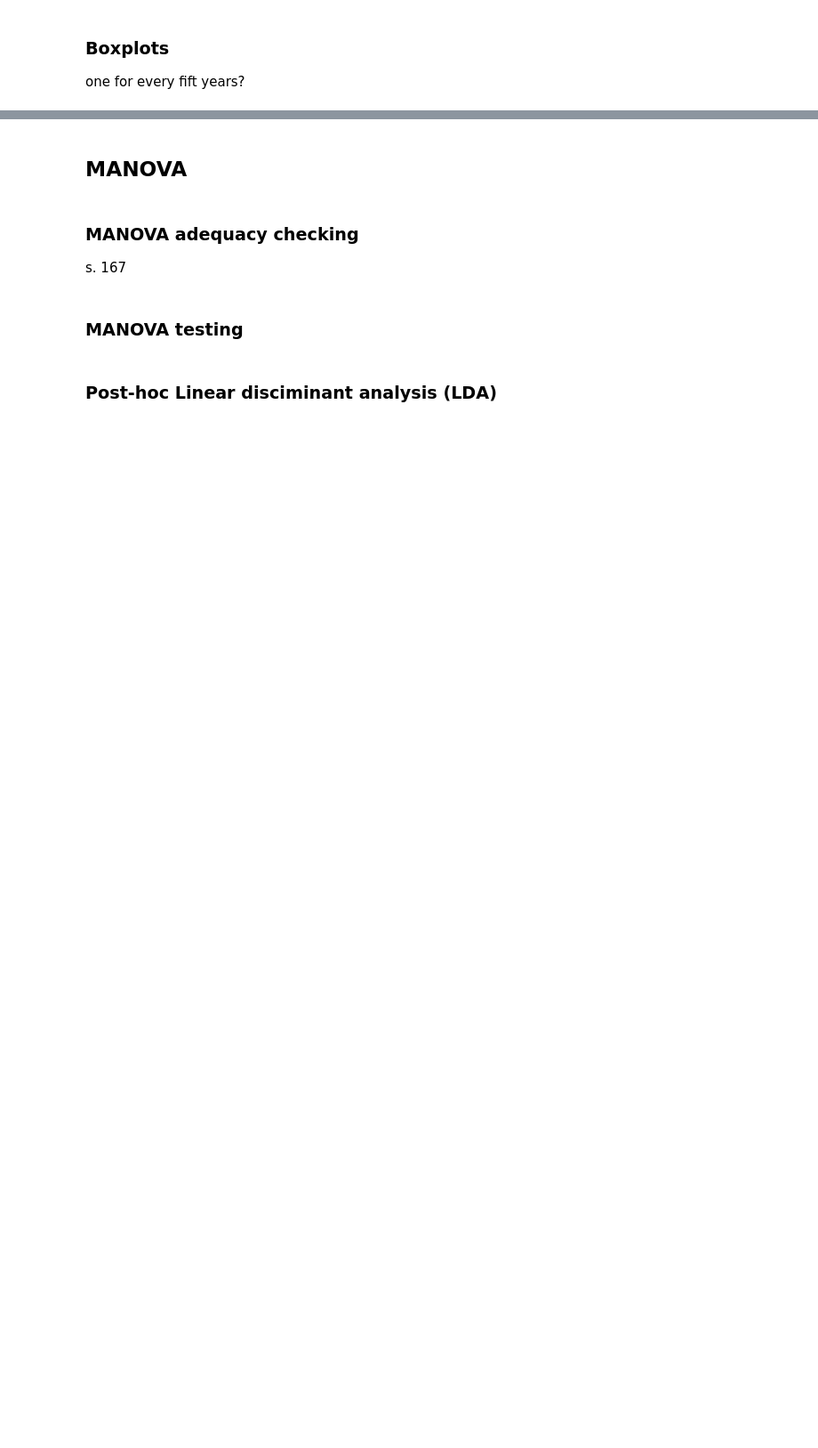
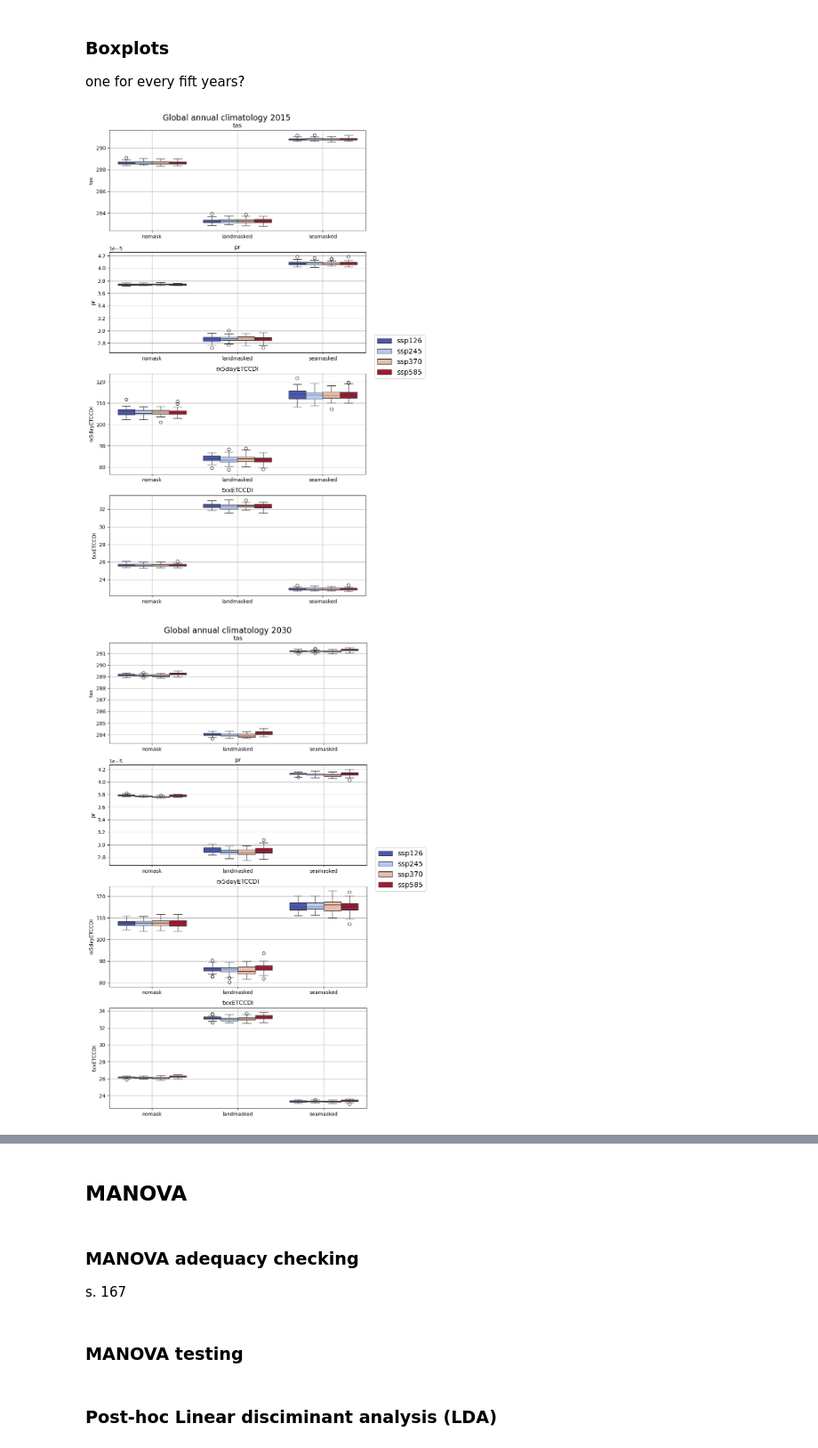
Before and after one commit to Johannesfjeldsaa/Masterthesis_S23, a Jupyter notebook: 06 - Variance analysis to detect SSP differences early.ipynb, the cells around one changed output, grey strips where cells are left out. Shown at 89% size. Cells and saved outputs as stored; diff of their text form; code cells hidden in the pictures; blank space fills up the shorter version.

Commit message:
more years for the boxplot

```diff
--- a/06 - Variance analysis to detect SSP differences early.ipynb
+++ b/06 - Variance analysis to detect SSP differences early.ipynb
@@ -177,29 +165,36 @@ for year, df in data_frames.items():
 ### Boxplots
 one for every fift years?
 # %%
-year = 2015
+years = [2015, 2030, 2045, 2060, 2075, 2090, 2100]
 
-# Create a figure with four subplots
-fig, axs = plt.subplots(4, 1, figsize=(10, 20))
+for year in years:
+    # Create a figure with four subplots
+    fig, axs = plt.subplots(4, 1, figsize=(8, 14))
+    fig.suptitle(f'Global annual climatology {year}', fontsize=16)
 
+    df = data_frames[year]
+    # Iterate over each variable
+    for i, variable in enumerate(variables):
+        # Get the data frame for the variable
+        df_variable = df[['SSP', 'mask', variable]]
 
-variables = ['tas', 'pr', 'rx5dayETCCDI', 'txxETCCDI']
+        # Create a boxplot for each SSP and each mask
+        ax = axs[i]
+        sns.boxplot(x='mask',
+                    y=variable,
+                    hue='SSP',
+                    data=df_variable,
+                    ax=ax,
+                    palette=color_map)
+        ax.set_title(variable)
+        ax.set_xlabel('')
+        ax.set_ylabel(variable)
+        ax.grid(True)
+        ax.get_legend().remove()
 
-df = data_frames[year]
-# Iterate over each variable
-for i, variable in enumerate(variables):
-    # Get the data frame for the variable
-    df_variable =
-
-    # Create a boxplot for each SSP and each mask
-    ax = axs[i]
-    df_variable.boxplot(column=variable, by=['SSP', 'mask'], ax=ax)
-    ax.set_title(variable)
-    ax.set_xlabel('Categories')
-    ax.set_ylabel('Value')
-
-# Adjust the layout of subplots
-plt.tight_layout()
-
-# Show the figure
-plt.show()
+    legend_without_duplicate_labels(fig)
+    plt.tight_layout()
+    plt.show()
+# %% [output]
+[figure, added]
+[figure, added]
```
Also changed, not shown: parts of 4 cells of this notebook.
